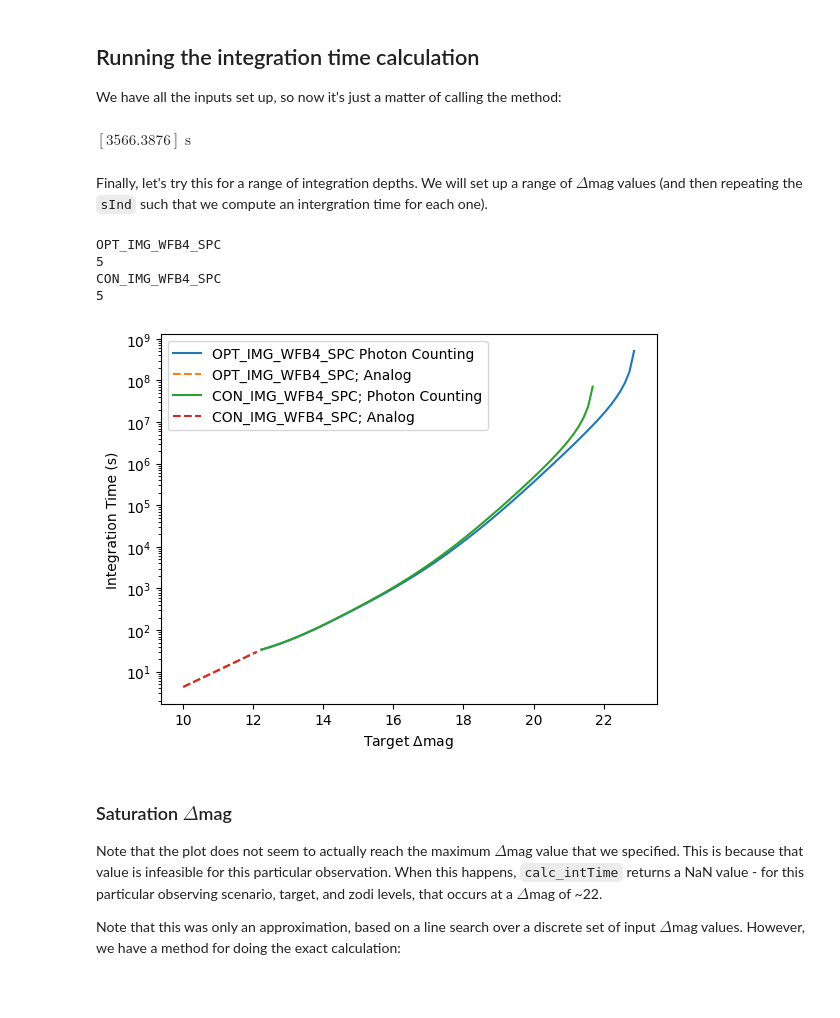
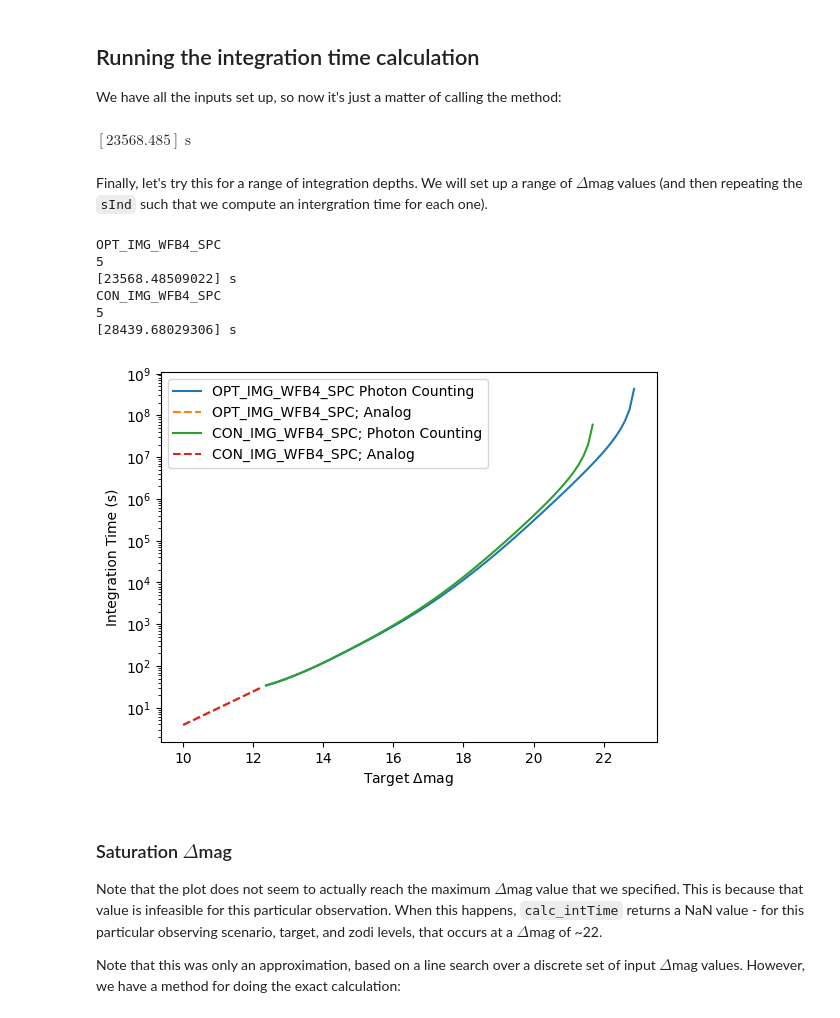
Before and after one commit to ChenXie-astro/corgietc, a Jupyter notebook: 01_Anatomy_of_an_Integration_Time_Calculation_HD163296.ipynb, the cells around one changed output. Saved outputs shown, nothing was run; the diff lists cells and outputs as text; code cells hidden in the pictures; blank space fills up the shorter version.

```diff
--- a/01_Anatomy_of_an_Integration_Time_Calculation_HD163296.ipynb
+++ b/01_Anatomy_of_an_Integration_Time_Calculation_HD163296.ipynb
@@ -161,8 +161,8 @@ specs2["modules"]["StarCatalog"] = "HIPfromSimbad"
 
 # HD163296: HIP87819
 # HD191089: HIP99273
-TL = EXOSIMS.Prototypes.TargetList.TargetList(**copy.deepcopy(specs2), catalogpath=[87819])        # HD163296
-# TL = EXOSIMS.Prototypes.TargetList.TargetList(**copy.deepcopy(specs2), catalogpath=[99273])      # HD191089
+# TL = EXOSIMS.Prototypes.TargetList.TargetList(**copy.deepcopy(specs2), catalogpath=[87819])        # HD163296
+TL = EXOSIMS.Prototypes.TargetList.TargetList(**copy.deepcopy(specs2), catalogpath=[99273])      # HD191089
 
 # TL = EXOSIMS.Prototypes.TargetList.TargetList(**copy.deepcopy(specs2))
 OS = TL.OpticalSystem
@@ -276,7 +276,8 @@ There was a lot going on in that last call - basically, `TL.JEZ0` is a dictionar
 ### 5. `dMag`
 We will just set this to an arbitrary value for now (again selected to match ``cgi_noise`` test defaults.
 # %%
-dMag = np.array([17.05])
+# dMag = np.array([17.05])
+dMag = np.array([18.47])
 # %% [markdown]
 ### 6. `WA`
 
@@ -296,7 +297,7 @@ We have all the inputs set up, so now it's just a matter of calling the method:
 intTimes = OS.calc_intTime(TL, sInds, fZ, JEZ, dMag, WA, mode, TK=TK)
 intTimes.to(u.s)
 # %% [output]
-$[3566.3876] \; \mathrm{s}$
+$[23568.485] \; \mathrm{s}$
 # %% [markdown]
 Finally, let's try this for a range of integration depths.  We will set up a range of $\Delta$mag values (and then repeating the `sInd` such that we compute an intergration time for each one).
 # %%
@@ -309,35 +310,39 @@ mode1["SNR"] = 5
 print(mode1["SNR"])
 
 Cp1, Cb1, Csp1, extra1 = OS.Cp_Cb_Csp(TL, [sInds]*len(dMags), fZ, JEZ, dMags, WA, mode1, TK=TK, returnExtra=True)
 OS.forcePhotonCounting = False
 intTimes_auto1 = OS.calc_intTime(TL, [sInds]*len(dMags), fZ, JEZ, dMags, WA, mode1, TK=TK)
+print(OS.calc_intTime(TL, sInds, fZ, JEZ, dMag, WA, mode1, TK=TK).to(u.s))
 
 
 mode2 = OS.observingModes[3]
 print(mode2["Scenario"])
 mode2["SNR"] = 5
 print(mode2["SNR"])
 
 Cp2, Cb2, Csp2, extra2 = OS.Cp_Cb_Csp(TL, [sInds]*len(dMags), fZ, JEZ, dMags, WA, mode2, TK=TK, returnExtra=True)
 OS.forcePhotonCounting = False
 intTimes_auto2 = OS.calc_intTime(TL, [sInds]*len(dMags), fZ, JEZ, dMags, WA, mode2, TK=TK)
+print(OS.calc_intTime(TL, sInds, fZ, JEZ, dMag, WA, mode2, TK=TK).to(u.s))
 
 plt.figure()
 plt.semilogy(dMags[extra1["photonCounting"]], intTimes_auto1[extra1["photonCounting"]].to(u.s), label="{0} Photon Counting".format(mode1["Scenario"]))
 plt.semilogy(dMags[~extra1["photonCounting"]], intTimes_auto1[~extra1["photonCounting"]].to(u.s), '--', label="{0}; Analog".format(mode1["Scenario"]))
 
 plt.semilogy(dMags[extra2["photonCounting"]], intTimes_auto2[extra2["photonCounting"]].to(u.s), label="{0}; Photon Counting".format(mode2["Scenario"]))
 plt.semilogy(dMags[~extra2["photonCounting"]], intTimes_auto2[~extra2["photonCounting"]].to(u.s), '--', label="{0}; Analog".format(mode2["Scenario"]))
 
 plt.xlabel(r"Target $\Delta$mag")
-plt.ylabel(f"Integration Time ({intTimes_allPhotonCounting.to(u.s).unit})")
+plt.ylabel(f"Integration Time ({intTimes_auto1.to(u.s).unit})")
 plt.legend();
 # %% [output]
 OPT_IMG_WFB4_SPC
 5
+[23568.48509022] s
 CON_IMG_WFB4_SPC
 5
+[28439.68029306] s
-[figure, old version]
+[figure, new version]
 # %% [markdown]
 ### Saturation $\Delta$mag
 
```
Also changed, not shown: parts of 11 cells of this notebook.
